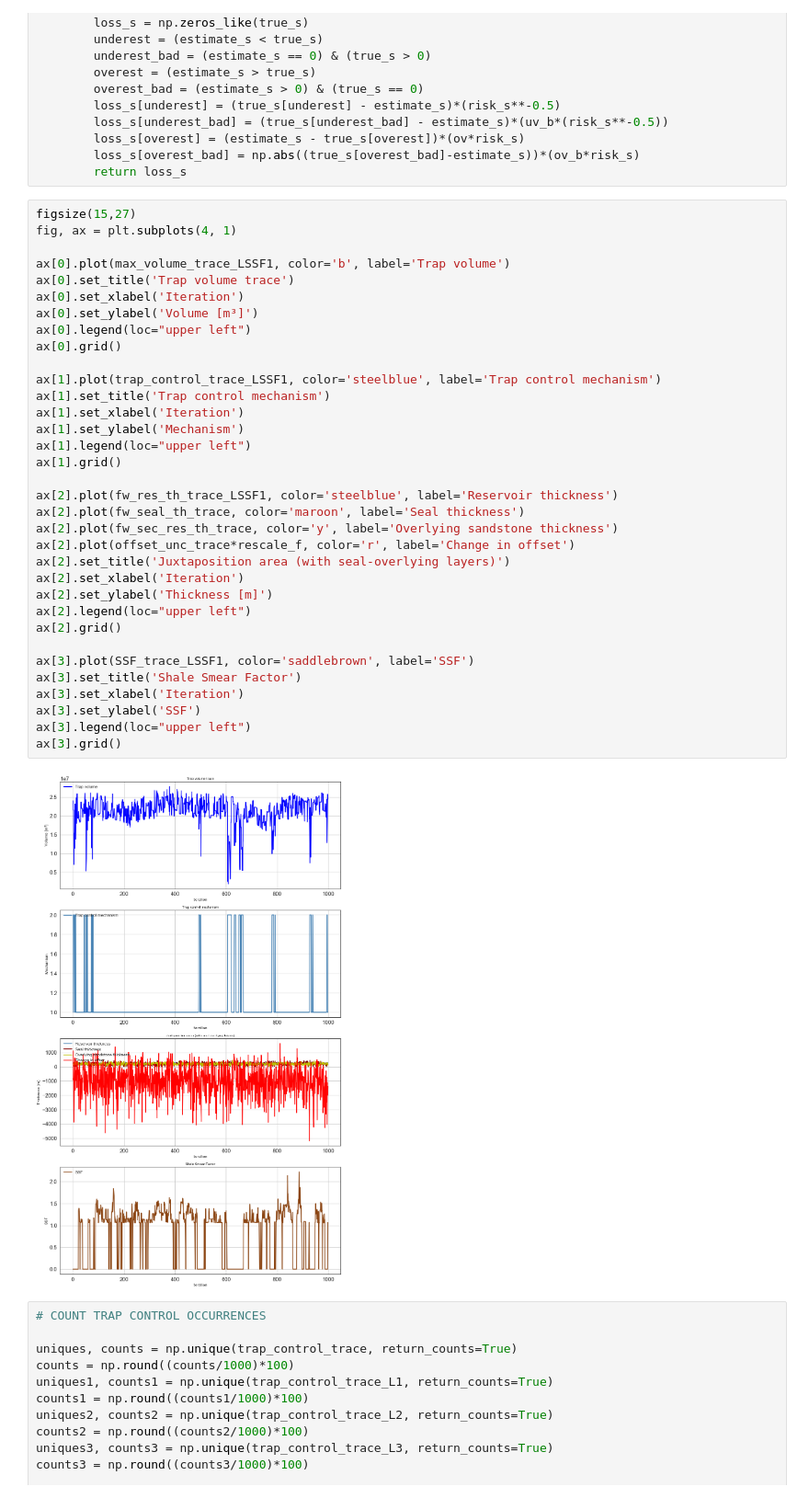
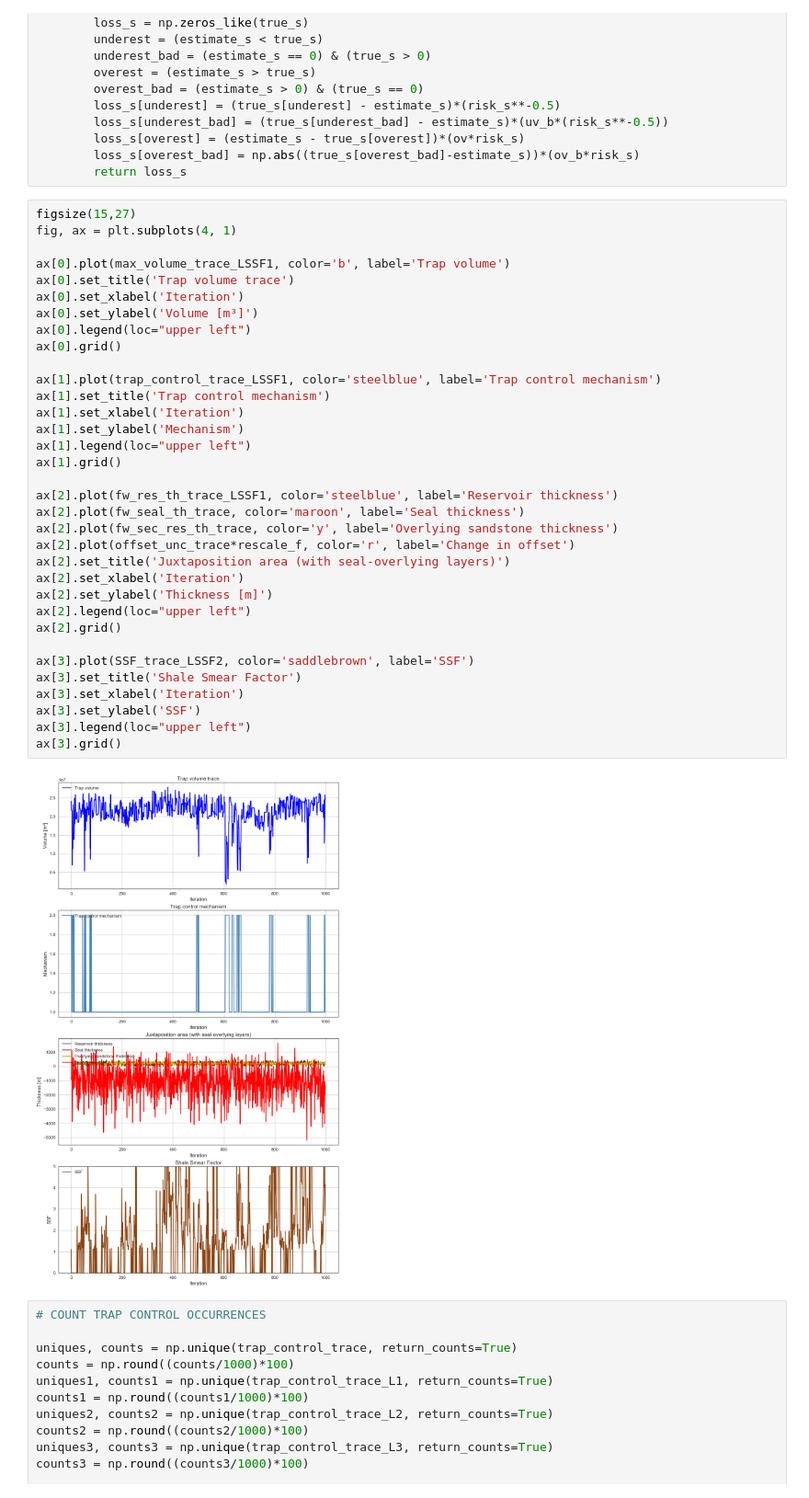
Before and after one commit to nre-aachen/Theses, a Jupyter notebook: Risk analysis/Notebooks/3D Traces Loader.ipynb, the cells around one changed output. Shown at 92% size. Drawn from its saved outputs; the diff is of its cells as text.

Commit message:
Some text progress, new IE Figure

```diff
--- a/Risk analysis/Notebooks/3D Traces Loader.ipynb
+++ b/Risk analysis/Notebooks/3D Traces Loader.ipynb
@@ -177,35 +177,35 @@ fig, ax = plt.subplots(4, 1)
 ax[0].plot(max_volume_trace_LSSF1, color='b', label='Trap volume')
 ax[0].set_title('Trap volume trace')
 ax[0].set_xlabel('Iteration')
 ax[0].set_ylabel('Volume [m³]')
 ax[0].legend(loc="upper left")
 ax[0].grid()
 
 ax[1].plot(trap_control_trace_LSSF1, color='steelblue', label='Trap control mechanism')
 ax[1].set_title('Trap control mechanism')
 ax[1].set_xlabel('Iteration')
 ax[1].set_ylabel('Mechanism')
 ax[1].legend(loc="upper left")
 ax[1].grid()
 
 ax[2].plot(fw_res_th_trace_LSSF1, color='steelblue', label='Reservoir thickness')
 ax[2].plot(fw_seal_th_trace, color='maroon', label='Seal thickness')
 ax[2].plot(fw_sec_res_th_trace, color='y', label='Overlying sandstone thickness')
 ax[2].plot(offset_unc_trace*rescale_f, color='r', label='Change in offset')
 ax[2].set_title('Juxtaposition area (with seal-overlying layers)')
 ax[2].set_xlabel('Iteration')
 ax[2].set_ylabel('Thickness [m]')
 ax[2].legend(loc="upper left")
 ax[2].grid()
 
-ax[3].plot(SSF_trace_LSSF1, color='saddlebrown', label='SSF')
+ax[3].plot(SSF_trace_LSSF2, color='saddlebrown', label='SSF')
 ax[3].set_title('Shale Smear Factor')
 ax[3].set_xlabel('Iteration')
 ax[3].set_ylabel('SSF')
 ax[3].legend(loc="upper left")
 ax[3].grid()
 # %% [output]
-[figure, old version]
+[figure, new version]
 # %%
 # COUNT TRAP CONTROL OCCURRENCES
 
```
Also changed, not shown: 5 other files.
